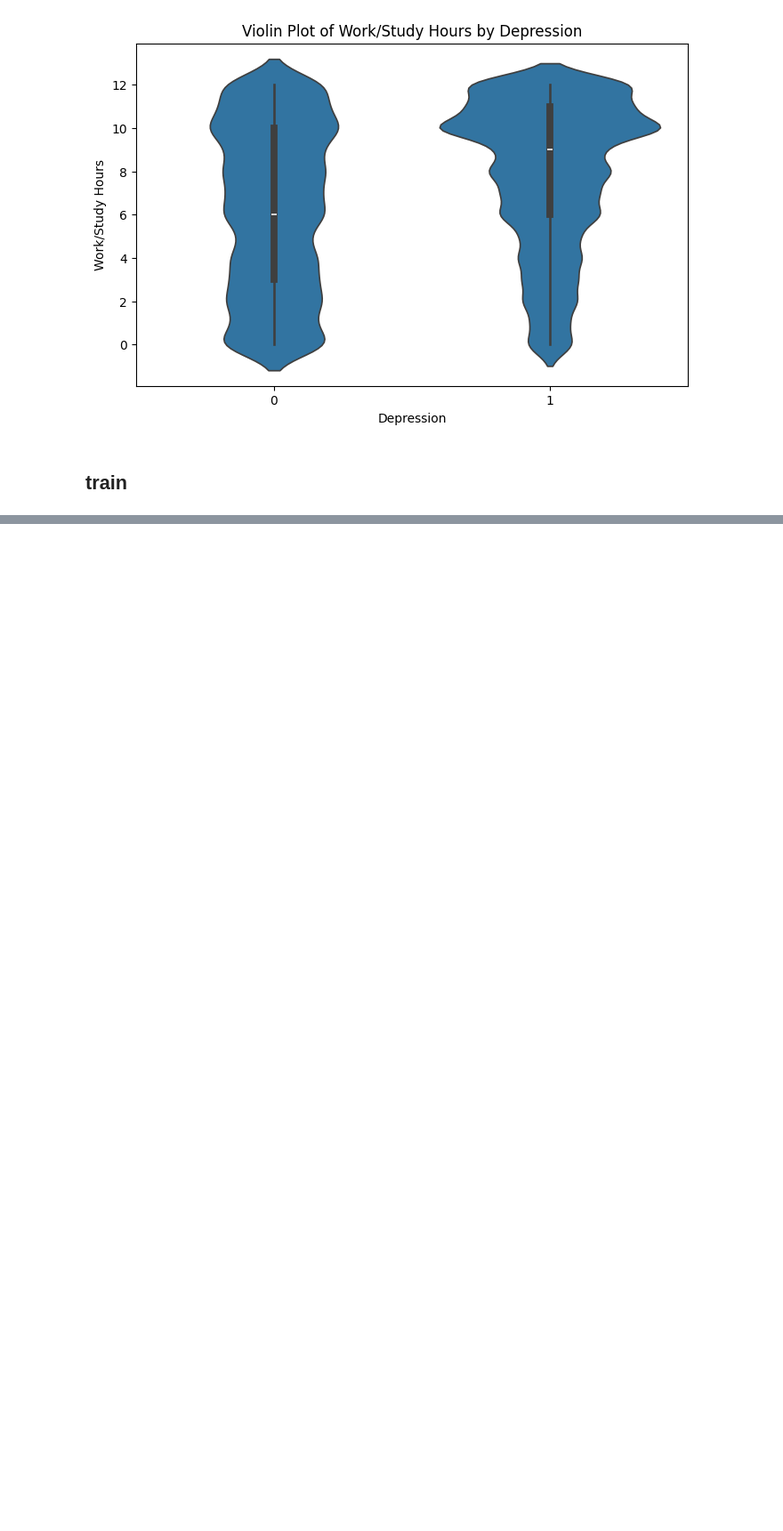
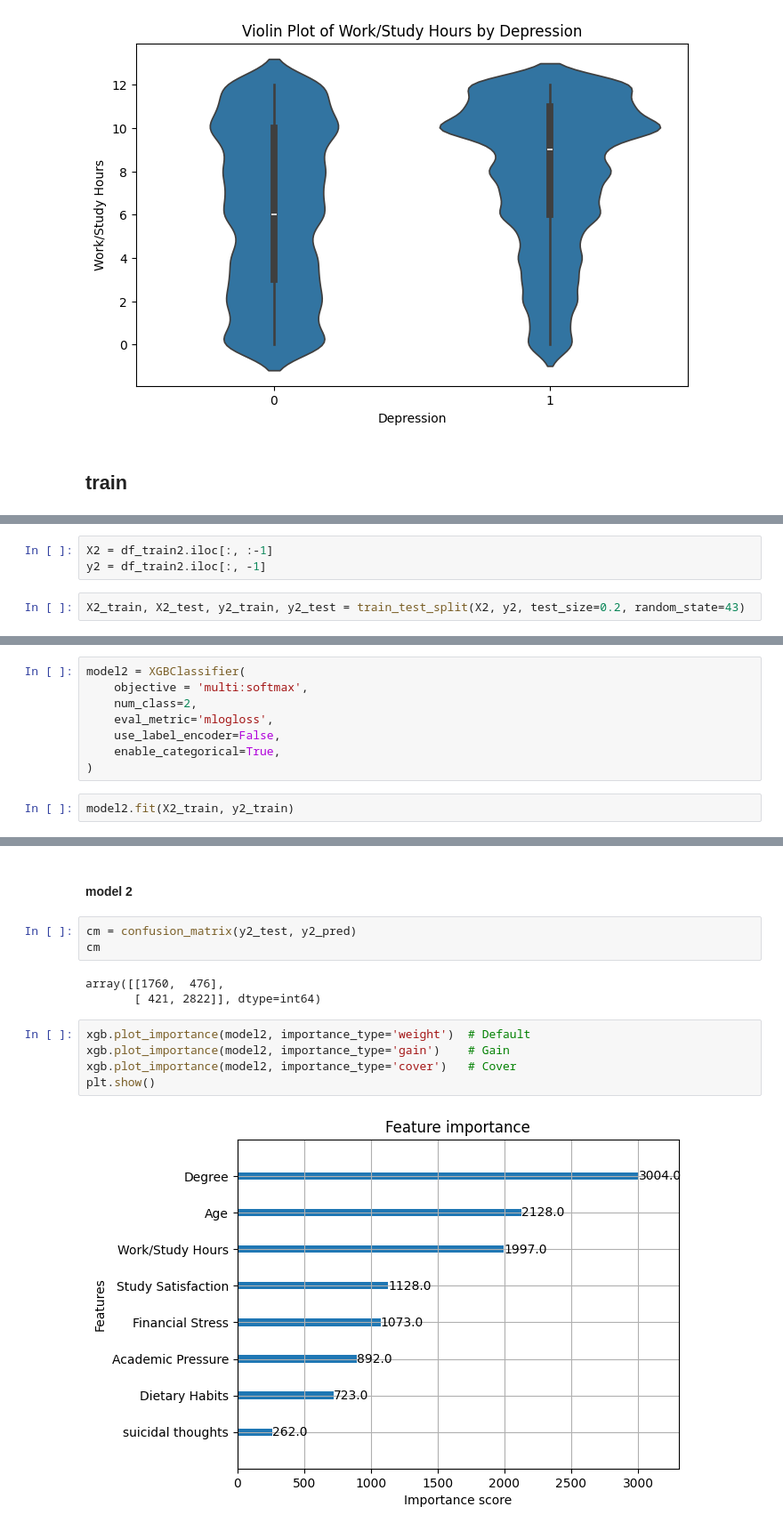
Before and after one commit to DenysHorshcov/pet2, a Jupyter notebook: pet2.ipynb, the cells around one changed output, grey strips where cells are left out. Shown at 89% size. Saved outputs shown, nothing was run; the diff lists cells and outputs as text; blank space fills up the shorter version.

```diff
--- a/pet2.ipynb
+++ b/pet2.ipynb
@@ -568,0 +649,5 @@ for col in numerical_columns:
+# %%
+X2 = df_train2.iloc[:, :-1]
+y2 = df_train2.iloc[:, -1]
+# %%
+X2_train, X2_test, y2_train, y2_test = train_test_split(X2, y2, test_size=0.2, random_state=43)
@@ -568,0 +656,10 @@ for col in numerical_columns:
+# %%
+model2 = XGBClassifier(
+    objective = 'multi:softmax',
+    num_class=2,
+    eval_metric='mlogloss',
+    use_label_encoder=False,
+    enable_categorical=True,
+)
+# %%
+model2.fit(X2_train, y2_train)
@@ -570,0 +724,15 @@ for col in numerical_columns:
+# %% [markdown]
+#### model 2
+# %%
+cm = confusion_matrix(y2_test, y2_pred)
+cm
+# %% [output]
+array([[1760,  476],
+       [ 421, 2822]], dtype=int64)
+# %%
+xgb.plot_importance(model2, importance_type='weight')  # Default
+xgb.plot_importance(model2, importance_type='gain')    # Gain
+xgb.plot_importance(model2, importance_type='cover')   # Cover
+plt.show()
+# %% [output]
+[figure, added]
```
Also changed, not shown: parts of 35 cells of this notebook.
